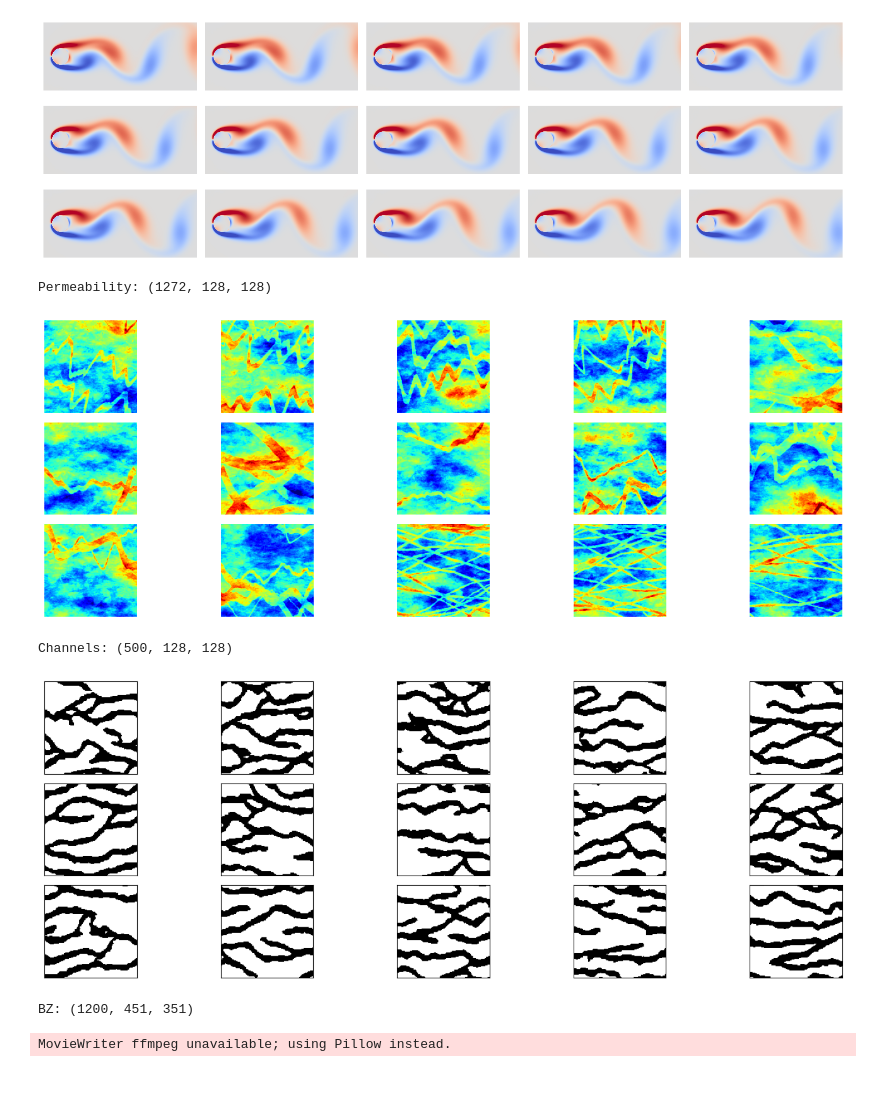
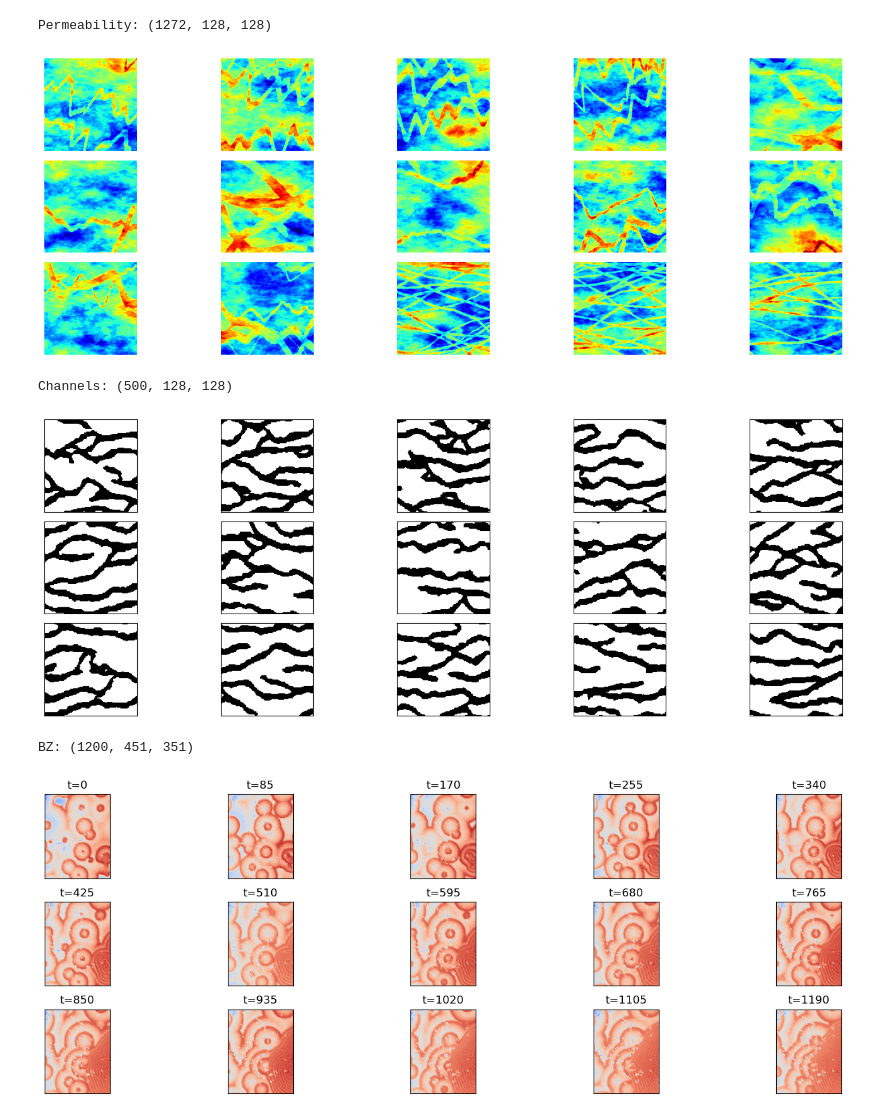
Before and after one commit to misaelmmorales/Dimensionality-Reduction, a Jupyter notebook: dimensionality_reduction.ipynb, the cells around one changed output. Cells and saved outputs as stored; diff of their text form; code cells hidden in the pictures; blank space fills up the shorter version.

```diff
--- a/dimensionality_reduction.ipynb
+++ b/dimensionality_reduction.ipynb
@@ -23,5 +24,13 @@ df_cylinder = np.zeros((150, 199, 449))
 for i in tqdm(range(150), desc='Loading Flow accross cylinder data'):
     df_cylinder[i] = np.load('data/dmd_data/x_{}.npy'.format(i)).reshape(449, 199).T
 print('Flow Across Cylinder: {}'.format(df_cylinder.shape))
+
+plt.figure(figsize=(15,5))
+for i in range(15):
+    plt.subplot(3,5,i+1)
+    plt.imshow(df_cylinder[i], cmap='coolwarm', vmin=-3, vmax=3)
+    plt.axis('off')
+plt.tight_layout()
+plt.show()
 # %% [output]
 Flow Across Cylinder: (150, 199, 449)
@@ -28,45 +38,45 @@ Flow Across Cylinder: (150, 199, 449)
 # %%
+df_perm = np.rot90(np.load('data/data_1272_128x128.npz')['perm_norm'], k=1, axes=(1,2))
+print('Permeability: {}'.format(df_perm.shape))
+
 plt.figure(figsize=(15,5))
 for i in range(15):
     plt.subplot(3,5,i+1)
-    plt.imshow(df_cylinder[i], cmap='coolwarm', vmin=-3, vmax=3)
+    plt.imshow(df_perm[i], cmap='jet')
     plt.axis('off')
 plt.tight_layout()
 plt.show()
 # %% [output]
+Permeability: (1272, 128, 128)
-[figure, old version]
+[figure, new version]
-# %%
-df_perm = np.rot90(np.load('data/data_1272_128x128.npz')['perm_norm'], k=1, axes=(1,2))
-print('Permeability: {}'.format(df_perm.shape))
-# %% [output]
-Permeability: (1272, 128, 128)
 # %%
+df_channels = np.moveaxis(np.load('data/MPS_Training_image_and_Realizations_500.npz')['array2'], -1, 0)
+print('Channels: {}'.format(df_channels.shape))
+
 plt.figure(figsize=(15,5))
 for i in range(15):
     plt.subplot(3,5,i+1)
-    plt.imshow(df_perm[i], cmap='jet')
-    plt.axis('off')
+    plt.imshow(df_channels[i], cmap='binary')
+    plt.xticks([]); plt.yticks([])
 plt.tight_layout()
 plt.show()
 # %% [output]
+Channels: (500, 128, 128)
-[figure, old version]
+[figure, new version]
-# %%
-df_channels = np.moveaxis(np.load('data/MPS_Training_image_and_Realizations_500.npz')['array2'], -1, 0)
-print('Channels: {}'.format(df_channels.shape))
-# %% [output]
-Channels: (500, 128, 128)
 # %%
+df_bz = np.array(h5py.File('/mnt/e/temp/data/BZ.mat', 'r')['BZ_tensor'])
+print('BZ: {}'.format(df_bz.shape))
+
 plt.figure(figsize=(15,5))
+mult = 85
 for i in range(15):
     plt.subplot(3,5,i+1)
-    plt.imshow(df_channels[i], cmap='binary')
+    k = i*mult
+    plt.imshow(df_bz[k], cmap='coolwarm')
+    plt.title('t={}'.format(k))
     plt.xticks([]); plt.yticks([])
 plt.tight_layout()
 plt.show()
 # %% [output]
+BZ: (1200, 451, 351)
-[figure, old version]
+[figure, new version]
-# %%
-df_bz = np.array(h5py.File('/mnt/e/temp/data/BZ.mat', 'r')['BZ_tensor'])
-print('BZ: {}'.format(df_bz.shape))
-# %% [output]
-BZ: (1200, 451, 351)
@@ -75,18 +82,0 @@ from matplotlib.animation import FuncAnimation
-# %%
-k = 0
-
-fig = plt.figure(figsize=(10,5))
-ax = fig.add_subplot(111)
-ax.imshow(df_bz[k], cmap='coolwarm')
-ax.set(xticks=[], yticks=[], title='t={}'.format(k))
-plt.tight_layout()
-
-def update(frame):
-    ax.imshow(df_bz[frame], cmap='coolwarm')
-    ax.set_title('t={}'.format(frame))
-    return ax
-
-ani = FuncAnimation(fig, update, frames=range(0, df_bz.shape[0], 10), interval=100)
-ani.save('bz.gif', fps=10)
-# %% [output]
-MovieWriter ffmpeg unavailable; using Pillow instead.
```
Also changed, not shown: parts of 6 cells of this notebook.
